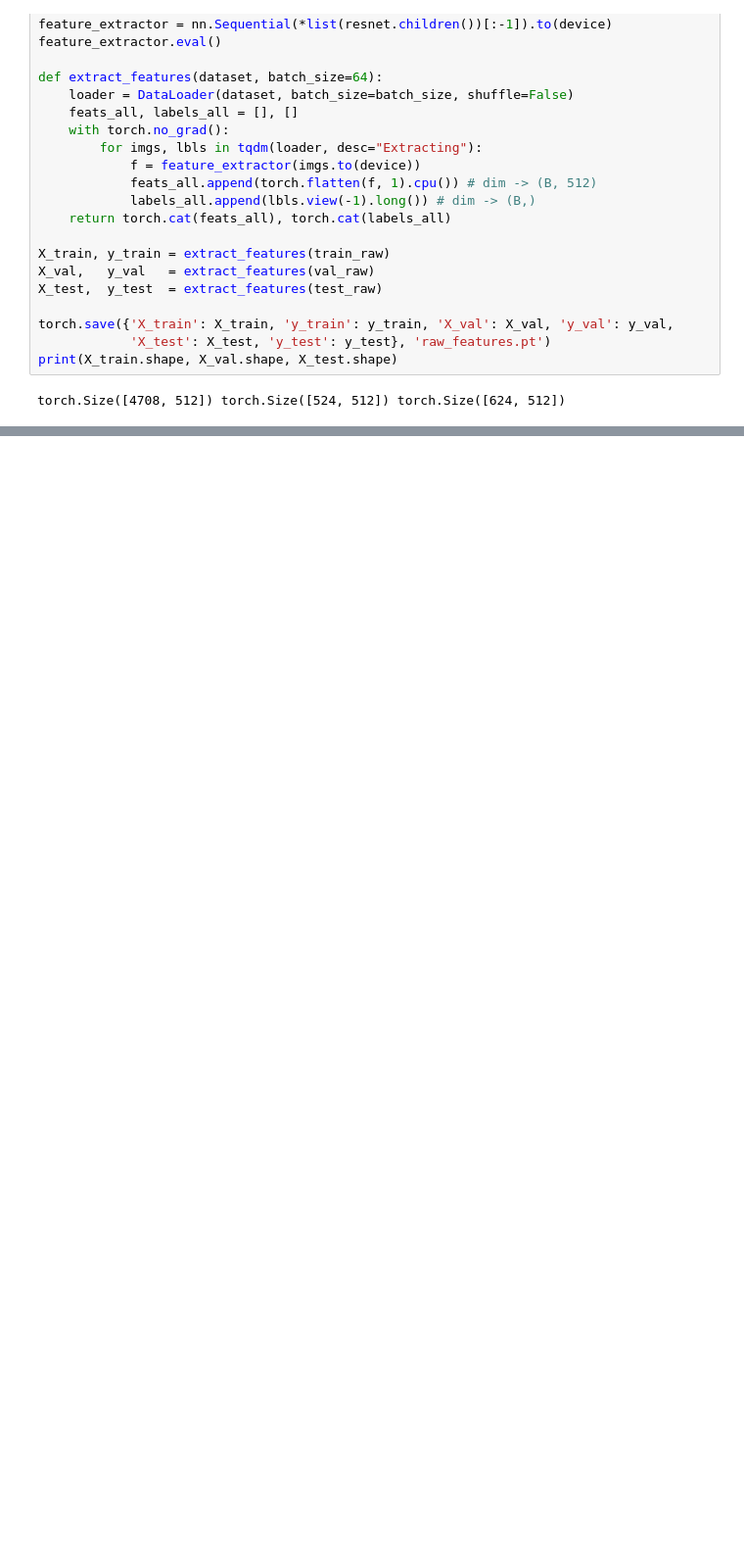
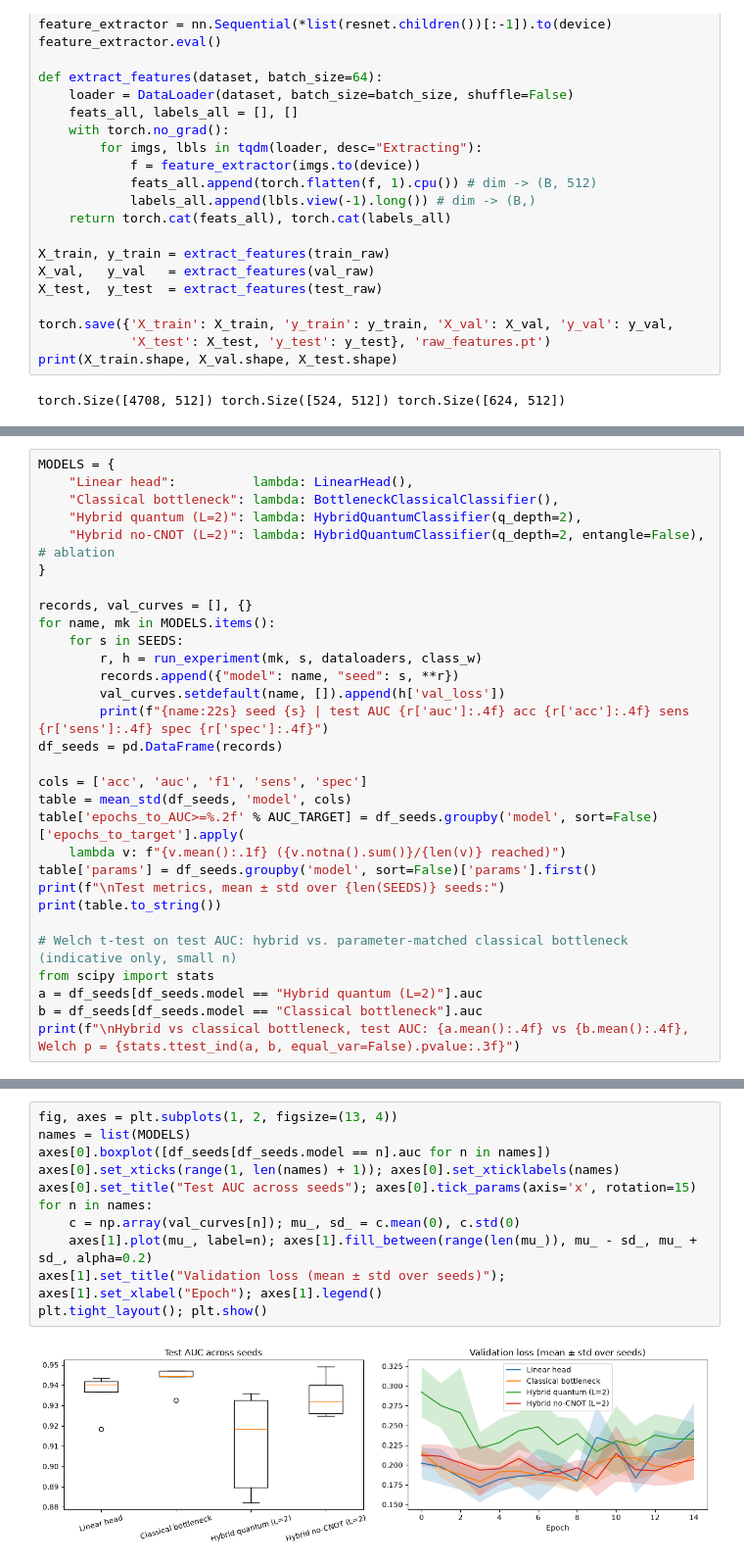
Before and after one commit to Pratz2005/Quantum-Transfer-Learning, a Jupyter notebook: main.ipynb, the cells around one changed output, grey strips where cells are left out. Shown at 98% size. Saved outputs shown, nothing was run; the diff lists cells and outputs as text; blank space fills up the shorter version.

```diff
--- a/main.ipynb
+++ b/main.ipynb
@@ -392,0 +490,30 @@ plt.show()
+# %%
+MODELS = {
+    "Linear head":          lambda: LinearHead(),
+    "Classical bottleneck": lambda: BottleneckClassicalClassifier(),
+    "Hybrid quantum (L=2)": lambda: HybridQuantumClassifier(q_depth=2),
+    "Hybrid no-CNOT (L=2)": lambda: HybridQuantumClassifier(q_depth=2, entangle=False),  # ablation
+}
+
+records, val_curves = [], {}
+for name, mk in MODELS.items():
+    for s in SEEDS:
+        r, h = run_experiment(mk, s, dataloaders, class_w)
+        records.append({"model": name, "seed": s, **r})
+        val_curves.setdefault(name, []).append(h['val_loss'])
+        print(f"{name:22s} seed {s} | test AUC {r['auc']:.4f} acc {r['acc']:.4f} sens {r['sens']:.4f} spec {r['spec']:.4f}")
+df_seeds = pd.DataFrame(records)
+
+cols = ['acc', 'auc', 'f1', 'sens', 'spec']
+table = mean_std(df_seeds, 'model', cols)
+table['epochs_to_AUC>=%.2f' % AUC_TARGET] = df_seeds.groupby('model', sort=False)['epochs_to_target'].apply(
+    lambda v: f"{v.mean():.1f} ({v.notna().sum()}/{len(v)} reached)")
+table['params'] = df_seeds.groupby('model', sort=False)['params'].first()
+print(f"\nTest metrics, mean ± std over {len(SEEDS)} seeds:")
+print(table.to_string())
+
+# Welch t-test on test AUC: hybrid vs. parameter-matched classical bottleneck (indicative only, small n)
+from scipy import stats
+a = df_seeds[df_seeds.model == "Hybrid quantum (L=2)"].auc
+b = df_seeds[df_seeds.model == "Classical bottleneck"].auc
+print(f"\nHybrid vs classical bottleneck, test AUC: {a.mean():.4f} vs {b.mean():.4f}, Welch p = {stats.ttest_ind(a, b, equal_var=False).pvalue:.3f}")
@@ -392,0 +538,13 @@ plt.show()
+# %%
+fig, axes = plt.subplots(1, 2, figsize=(13, 4))
+names = list(MODELS)
+axes[0].boxplot([df_seeds[df_seeds.model == n].auc for n in names])
+axes[0].set_xticks(range(1, len(names) + 1)); axes[0].set_xticklabels(names)
+axes[0].set_title("Test AUC across seeds"); axes[0].tick_params(axis='x', rotation=15)
+for n in names:
+    c = np.array(val_curves[n]); mu_, sd_ = c.mean(0), c.std(0)
+    axes[1].plot(mu_, label=n); axes[1].fill_between(range(len(mu_)), mu_ - sd_, mu_ + sd_, alpha=0.2)
+axes[1].set_title("Validation loss (mean ± std over seeds)"); axes[1].set_xlabel("Epoch"); axes[1].legend()
+plt.tight_layout(); plt.show()
+# %% [output]
+[figure, added]
```
Also changed, not shown: parts of 22 cells of this notebook.
